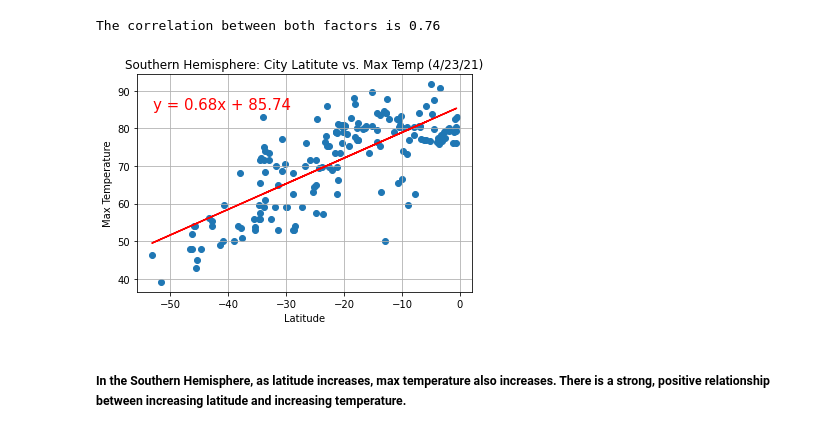
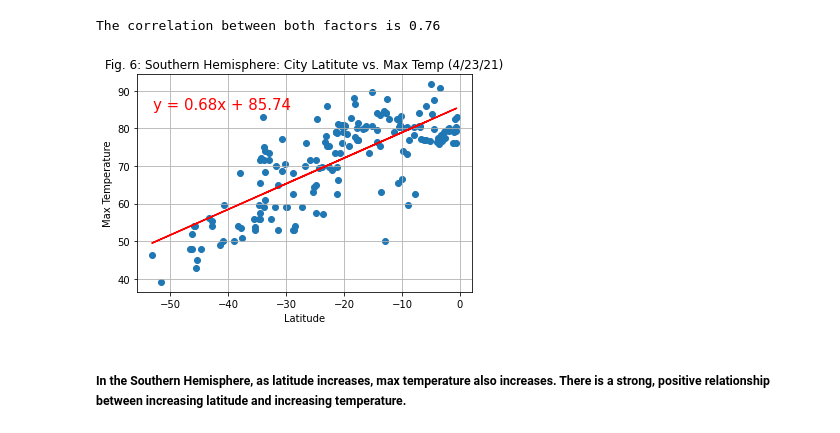
Before and after one commit to MarcLeslie/python-api-challenge, a Jupyter notebook: WeatherPy/WeatherPy.ipynb, the cells around one changed output. Drawn from its saved outputs; the diff is of its cells as text; code cells hidden in the pictures.

```diff
--- a/WeatherPy/WeatherPy.ipynb
+++ b/WeatherPy/WeatherPy.ipynb
@@ -292,19 +292,19 @@ The correlation between both factors is 0.76
 # %%
 #x_values = lat_SH, y_values = max_temp_SH
 (slope, intercept, rvalue, pvalue, stderr) = linregress(lat_SH, max_temp_SH)
 regress_values = lat_SH * slope + intercept
 line_eq = "y = " + str(round(slope,2)) + "x + " + str(round(intercept,2))
 plt.scatter(lat_SH, max_temp_SH)
 plt.plot(lat_SH,regress_values,"r-")
 plt.annotate(line_eq,(-53,85),fontsize=15,color="red")
 plt.xlabel("Latitude")
 plt.ylabel("Max Temperature")
-plt.title("Southern Hemisphere: City Latitute vs. Max Temp (4/23/21)")
+plt.title("Fig. 6: Southern Hemisphere: City Latitute vs. Max Temp (4/23/21)")
 plt.grid()
-plt.savefig("../output_data/city_lat_temp_LR_SH.png")
+plt.savefig("../output_data/Fig6_city_lat_temp_LR_SH.png")
 plt.show()
 # %% [output]
-[figure, old version]
+[figure, new version]
 # %% [markdown]
 ##### In the Southern Hemisphere, as latitude increases, max temperature also increases.  There is a strong, positive relationship between increasing latitude and increasing temperature.
 # %%
```
Also changed, not shown: parts of 11 cells of this notebook, 24 other files.
